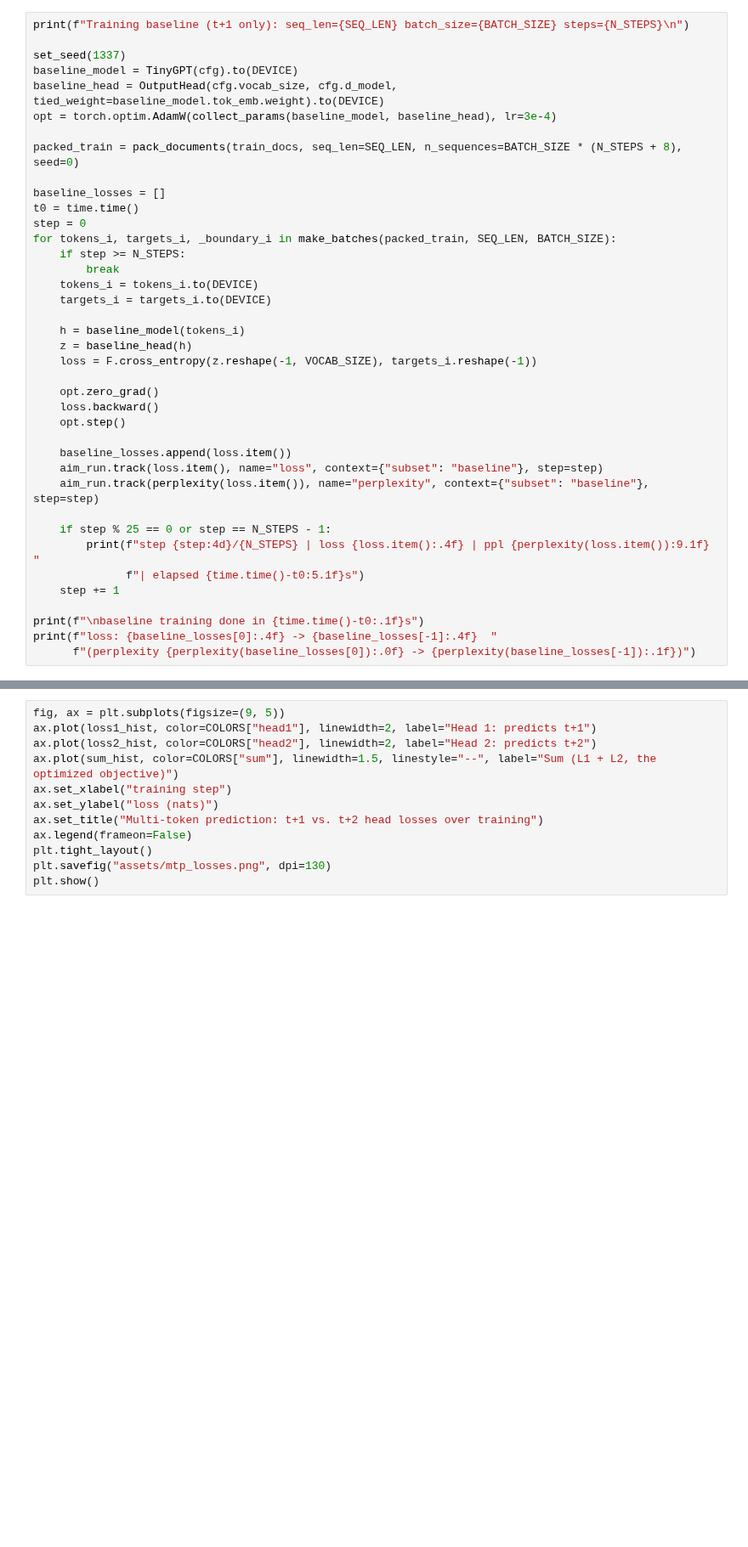
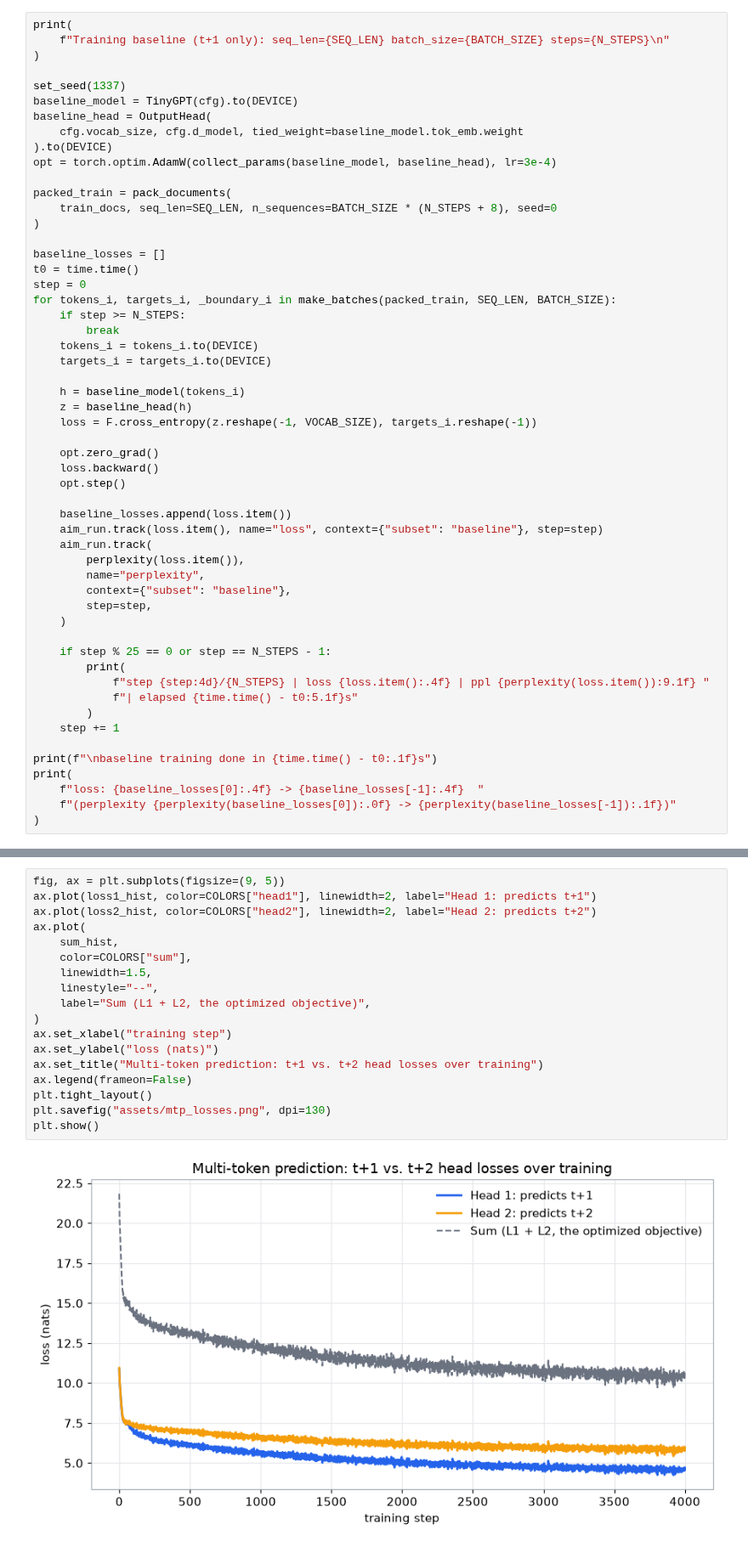
Before and after one commit to RaviNaik/ERA, a Jupyter notebook: v5/session9/session9_loss_harness.ipynb, the cells around one changed output, grey strips where cells are left out. Shown at 85% size. Cells and saved outputs as stored; diff of their text form; blank space fills up the shorter version.

```diff
--- a/v5/session9/session9_loss_harness.ipynb
+++ b/v5/session9/session9_loss_harness.ipynb
@@ -589,14 +932,20 @@ setup) on the packed corpus, logging loss and perplexity to Aim every step. This
 the reference `t+1` curve; Part 2 then trains two untied heads (`t+1` and `t+2`)
 side by side on the same trunk, data, step count, and seed.
 # %%
-print(f"Training baseline (t+1 only): seq_len={SEQ_LEN} batch_size={BATCH_SIZE} steps={N_STEPS}\n")
+print(
+    f"Training baseline (t+1 only): seq_len={SEQ_LEN} batch_size={BATCH_SIZE} steps={N_STEPS}\n"
+)
 
 set_seed(1337)
 baseline_model = TinyGPT(cfg).to(DEVICE)
-baseline_head = OutputHead(cfg.vocab_size, cfg.d_model, tied_weight=baseline_model.tok_emb.weight).to(DEVICE)
+baseline_head = OutputHead(
+    cfg.vocab_size, cfg.d_model, tied_weight=baseline_model.tok_emb.weight
+).to(DEVICE)
 opt = torch.optim.AdamW(collect_params(baseline_model, baseline_head), lr=3e-4)
 
-packed_train = pack_documents(train_docs, seq_len=SEQ_LEN, n_sequences=BATCH_SIZE * (N_STEPS + 8), seed=0)
+packed_train = pack_documents(
+    train_docs, seq_len=SEQ_LEN, n_sequences=BATCH_SIZE * (N_STEPS + 8), seed=0
+)
 
 baseline_losses = []
 t0 = time.time()
@@ -617,13 +966,22 @@ for tokens_i, targets_i, _boundary_i in make_batches(packed_train, SEQ_LEN, BATC
 
     baseline_losses.append(loss.item())
     aim_run.track(loss.item(), name="loss", context={"subset": "baseline"}, step=step)
-    aim_run.track(perplexity(loss.item()), name="perplexity", context={"subset": "baseline"}, step=step)
+    aim_run.track(
+        perplexity(loss.item()),
+        name="perplexity",
+        context={"subset": "baseline"},
+        step=step,
+    )
 
     if step % 25 == 0 or step == N_STEPS - 1:
-        print(f"step {step:4d}/{N_STEPS} | loss {loss.item():.4f} | ppl {perplexity(loss.item()):9.1f} "
-              f"| elapsed {time.time()-t0:5.1f}s")
+        print(
+            f"step {step:4d}/{N_STEPS} | loss {loss.item():.4f} | ppl {perplexity(loss.item()):9.1f} "
+            f"| elapsed {time.time() - t0:5.1f}s"
+        )
     step += 1
 
-print(f"\nbaseline training done in {time.time()-t0:.1f}s")
-print(f"loss: {baseline_losses[0]:.4f} -> {baseline_losses[-1]:.4f}  "
-      f"(perplexity {perplexity(baseline_losses[0]):.0f} -> {perplexity(baseline_losses[-1]):.1f})")
+print(f"\nbaseline training done in {time.time() - t0:.1f}s")
+print(
+    f"loss: {baseline_losses[0]:.4f} -> {baseline_losses[-1]:.4f}  "
+    f"(perplexity {perplexity(baseline_losses[0]):.0f} -> {perplexity(baseline_losses[-1]):.1f})"
+)
@@ -725,15 +1140,23 @@ print(f"\nMTP training done in {time.time()-t0:.1f}s")
 # %%
 fig, ax = plt.subplots(figsize=(9, 5))
 ax.plot(loss1_hist, color=COLORS["head1"], linewidth=2, label="Head 1: predicts t+1")
 ax.plot(loss2_hist, color=COLORS["head2"], linewidth=2, label="Head 2: predicts t+2")
-ax.plot(sum_hist, color=COLORS["sum"], linewidth=1.5, linestyle="--", label="Sum (L1 + L2, the optimized objective)")
+ax.plot(
+    sum_hist,
+    color=COLORS["sum"],
+    linewidth=1.5,
+    linestyle="--",
+    label="Sum (L1 + L2, the optimized objective)",
+)
 ax.set_xlabel("training step")
 ax.set_ylabel("loss (nats)")
 ax.set_title("Multi-token prediction: t+1 vs. t+2 head losses over training")
 ax.legend(frameon=False)
 plt.tight_layout()
 plt.savefig("assets/mtp_losses.png", dpi=130)
 plt.show()
+# %% [output]
+[figure, added]
 # %% [markdown]
 ### 6.1 What Happens to the Second Head's Loss
 
```
Also changed, not shown: parts of 18 cells of this notebook, 4 other files.
